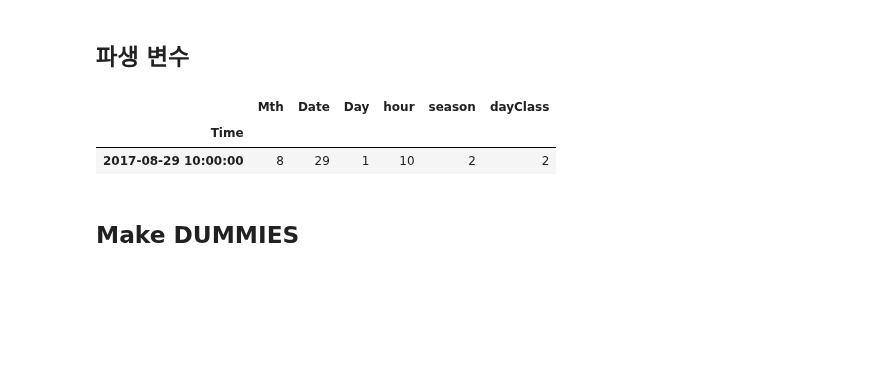
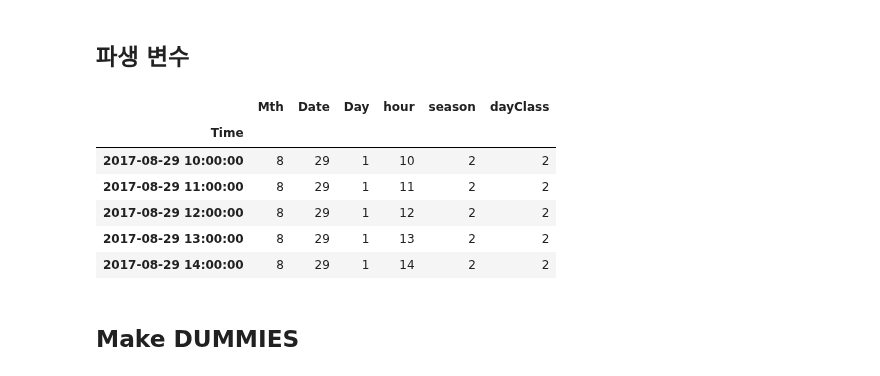
Before and after one commit to yagippi27/DACON_CONTEST_2019, a Jupyter notebook: SOOMIN/00_3_1. test50_Hrly_OnlyModeling.ipynb, the cells around one changed output. Saved outputs shown, nothing was run; the diff lists cells and outputs as text; code cells hidden in the pictures; blank space fills up the shorter version.

```diff
--- a/SOOMIN/00_3_1. test50_Hrly_OnlyModeling.ipynb
+++ b/SOOMIN/00_3_1. test50_Hrly_OnlyModeling.ipynb
@@ -60,7 +52,8 @@ w_hr2.head(2)
 # %% [markdown]
 ## 파생 변수
 # %%
-test = pd.read_csv("/kaggle/input/dataset/TEST_DHweightDaconArima_NAFilled.csv", index_col=0, sep=',')
+# test = pd.read_csv("/kaggle/input/dataset/TEST_DHweightDaconArima_NAFilled.csv", index_col=0, sep=',')
+test = pd.read_csv("data/TEST_DHweightDaconArima_NAFilled.csv", index_col=0, sep=',')
 # %%
 test.index = pd.to_datetime(test.index)
 # %%
@@ -87,11 +80,15 @@ def dateTimeVar(df):
 # %%
 TE_time_vars = dateTimeVar(test)
 # %%
-TE_time_vars.head(1)
+TE_time_vars.head(5)
 # %% [output]
 |  | Mth | Date | Day | hour | season | dayClass |
 | Time |  |  |  |  |  |  |
 | 2017-08-29 10:00:00 | 8 | 29 | 1 | 10 | 2 | 2 |
+| 2017-08-29 11:00:00 | 8 | 29 | 1 | 11 | 2 | 2 |
+| 2017-08-29 12:00:00 | 8 | 29 | 1 | 12 | 2 | 2 |
+| 2017-08-29 13:00:00 | 8 | 29 | 1 | 13 | 2 | 2 |
+| 2017-08-29 14:00:00 | 8 | 29 | 1 | 14 | 2 | 2 |
 # %% [markdown]
 ## Make DUMMIES
 # %%
```
Also changed, not shown: parts of 3 cells of this notebook, 12 other files.
